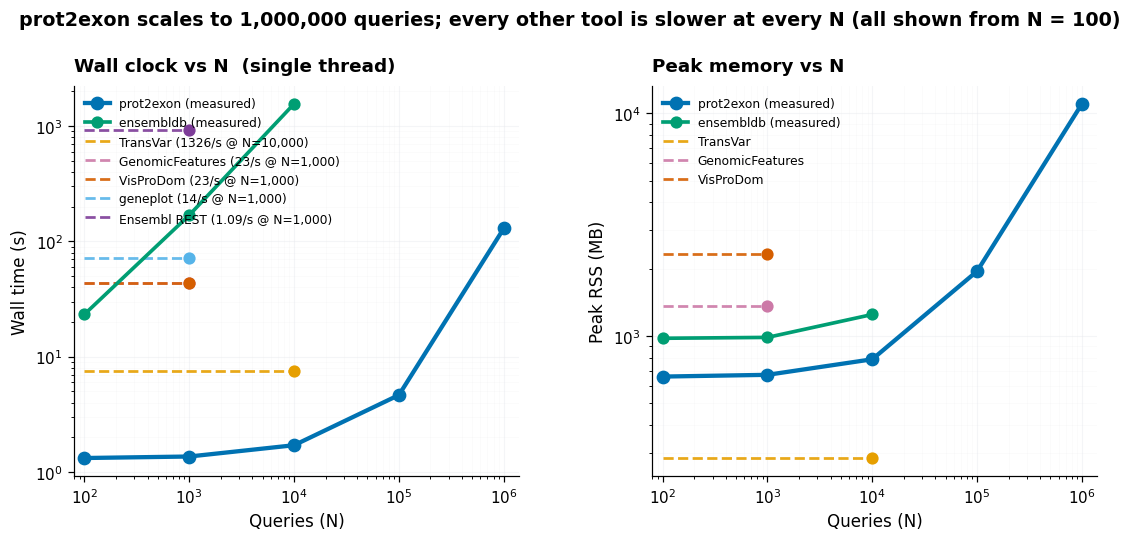
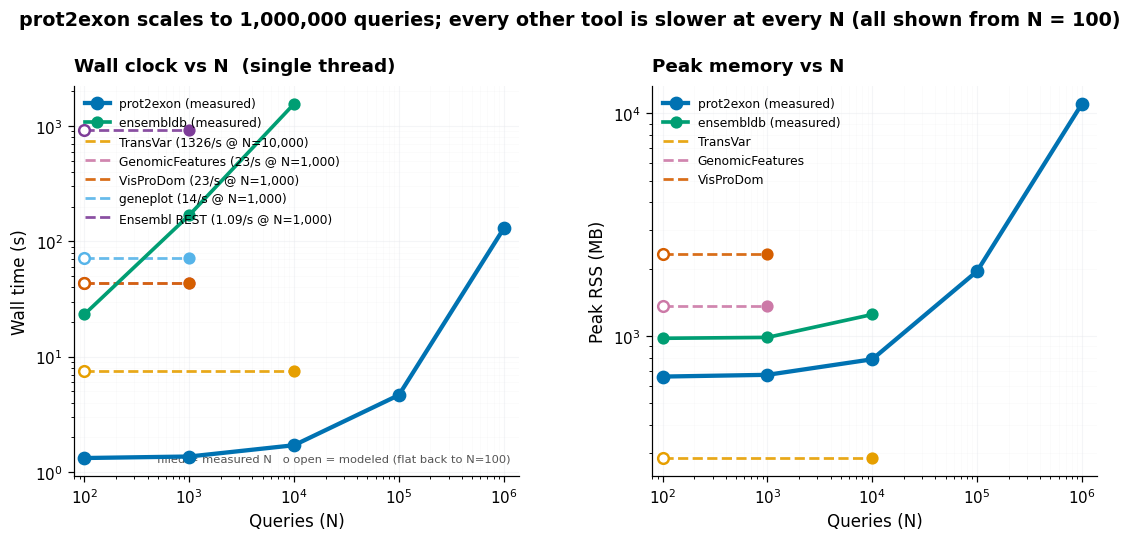
The notebook cell's code change between the first figure and the second:
--- before
+++ after
@@ -24,13 +24,20 @@
 # single-N comparators: measured end-to-end wall, drawn flat back to N = 100
 # (load-dominated at these N); RSS likewise ~constant in N.
+# filled marker = the one N actually measured; hollow marker at N=100 = the
+# modeled (flat) endpoint, since these tools were each run at a single N.
 for m in MODELED:
     Ns = [N0, m["N"]]; wall = m["N"] / m["per_s"]
     axes[0].plot(Ns, [wall, wall], "--", color=m["color"], lw=1.8, alpha=0.9, zorder=3,
                  label=f"{m['tool']} ({m['per_s']:g}/s @ N={m['N']:,})")
-    axes[0].plot(m["N"], wall, "o", color=m["color"], ms=7, zorder=4)
+    axes[0].plot(m["N"], wall, "o", color=m["color"], ms=7, zorder=4)                 # measured
+    axes[0].plot(N0, wall, "o", mfc="white", mec=m["color"], mew=1.6, ms=7, zorder=4)  # modeled
     if m["rss_mb"] is not None:
         axes[1].plot(Ns, [m["rss_mb"], m["rss_mb"]], "--", color=m["color"],
                      lw=1.8, alpha=0.9, zorder=3, label=m["tool"])
         axes[1].plot(m["N"], m["rss_mb"], "o", color=m["color"], ms=7, zorder=4)
+        axes[1].plot(N0, m["rss_mb"], "o", mfc="white", mec=m["color"], mew=1.6, ms=7, zorder=4)
+
+axes[0].text(0.98, 0.03, "filled = measured N   o open = modeled (flat back to N=100)",
+             transform=axes[0].transAxes, ha="right", va="bottom", fontsize=7.5, color="#555")
 
 for ax in axes:

Commit: Notebooks: refine AlphaFold KDE axes/palette, atlas bar colours, scaling markers